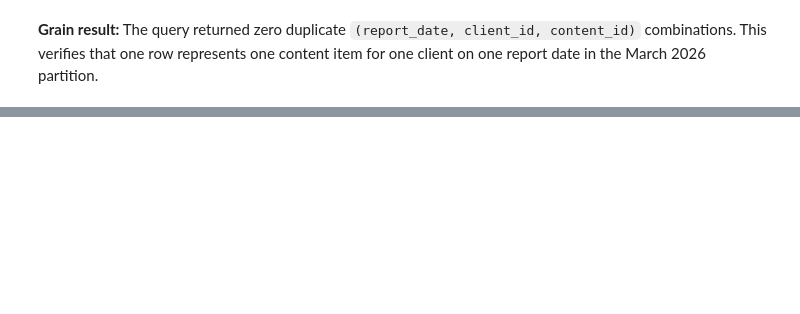
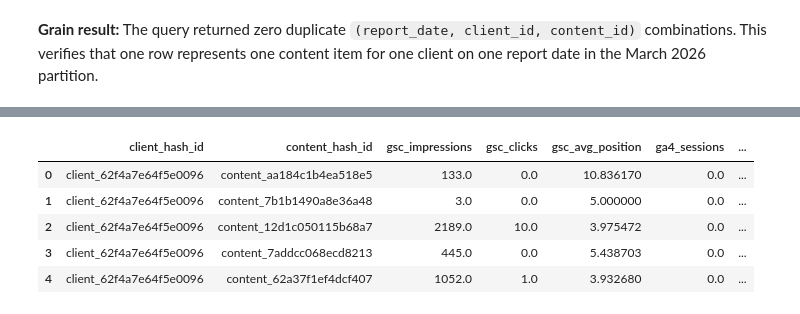
Before and after one commit to malaikasaleem944/malaika_flyrank, a Jupyter notebook: work/notebooks/w03_data_contract.ipynb, the cells around one changed output, grey strips where cells are left out. Cells and saved outputs as stored; diff of their text form; code cells hidden in the pictures; blank space fills up the shorter version.

```diff
--- a/work/notebooks/w03_data_contract.ipynb
+++ b/work/notebooks/w03_data_contract.ipynb
@@ -139,3 +518,82 @@ The fixed 90-day query window can also overlap with the performance snapshot win
 The final June 2026 month is treated as a sealed outcome/test period rather than being used to develop the label or features.
 
 Therefore, the model can support content-prioritization decisions, but it cannot prove that a content change caused a future performance improvement.
+# %%
+from sklearn.model_selection import train_test_split
+from sklearn.tree import DecisionTreeClassifier
+from sklearn.metrics import accuracy_score
+
+leak_df = con.sql(f"""
+SELECT
+    client_hash_id,
+    content_hash_id,
+
+    -- Features: known before the future period
+    SUM(
+        CASE
+            WHEN report_date BETWEEN DATE '2026-03-01' AND DATE '2026-03-15'
+            THEN gsc_impressions
+            ELSE 0
+        END
+    ) AS gsc_impressions,
+
+    SUM(
+        CASE
+            WHEN report_date BETWEEN DATE '2026-03-01' AND DATE '2026-03-15'
+            THEN gsc_clicks
+            ELSE 0
+        END
+    ) AS gsc_clicks,
+
+    AVG(
+        CASE
+            WHEN report_date BETWEEN DATE '2026-03-01' AND DATE '2026-03-15'
+            THEN gsc_avg_position
+        END
+    ) AS gsc_avg_position,
+
+    SUM(
+        CASE
+            WHEN report_date BETWEEN DATE '2026-03-01' AND DATE '2026-03-15'
+            THEN ga4_sessions
+            ELSE 0
+        END
+    ) AS ga4_sessions,
+
+    SUM(
+        CASE
+            WHEN report_date BETWEEN DATE '2026-03-01' AND DATE '2026-03-15'
+            THEN scroll_events
+            ELSE 0
+        END
+    ) AS scroll_events,
+
+    -- Future outcome: second half of March
+    SUM(
+        CASE
+            WHEN report_date BETWEEN DATE '2026-03-16' AND DATE '2026-03-31'
+            THEN gsc_clicks
+            ELSE 0
+        END
+    ) AS future_clicks
+
+FROM '{march_file}'
+GROUP BY client_hash_id, content_hash_id
+HAVING
+    SUM(
+        CASE
+            WHEN report_date BETWEEN DATE '2026-03-01' AND DATE '2026-03-15'
+            THEN gsc_impressions
+            ELSE 0
+        END
+    ) > 0
+""").df()
+
+leak_df.head()
+# %% [output]
+|  | client_hash_id | content_hash_id | gsc_impressions | gsc_clicks | gsc_avg_position | ga4_sessions | ... |
+| 0 | client_62f4a7e64f5e0096 | content_aa184c1b4ea518e5 | 133.0 | 0.0 | 10.836170 | 0.0 | ... |
+| 1 | client_62f4a7e64f5e0096 | content_7b1b1490a8e36a48 | 3.0 | 0.0 | 5.000000 | 0.0 | ... |
+| 2 | client_62f4a7e64f5e0096 | content_12d1c050115b68a7 | 2189.0 | 10.0 | 3.975472 | 0.0 | ... |
+| 3 | client_62f4a7e64f5e0096 | content_7addcc068ecd8213 | 445.0 | 0.0 | 5.438703 | 0.0 | ... |
+| 4 | client_62f4a7e64f5e0096 | content_62a37f1ef4dcf407 | 1052.0 | 1.0 | 3.932680 | 0.0 | ... |
```
Also changed, not shown: parts of 52 cells of this notebook.
